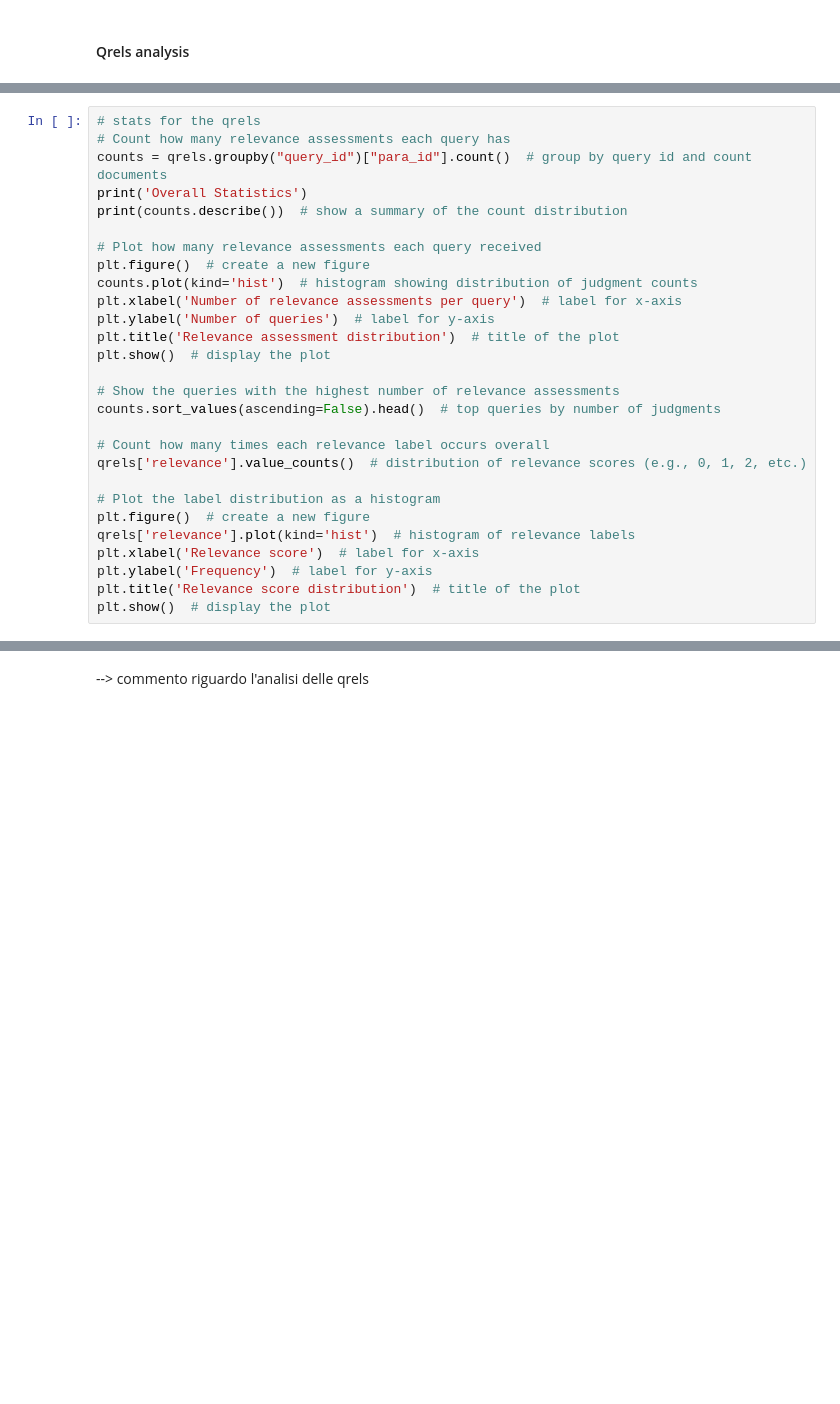
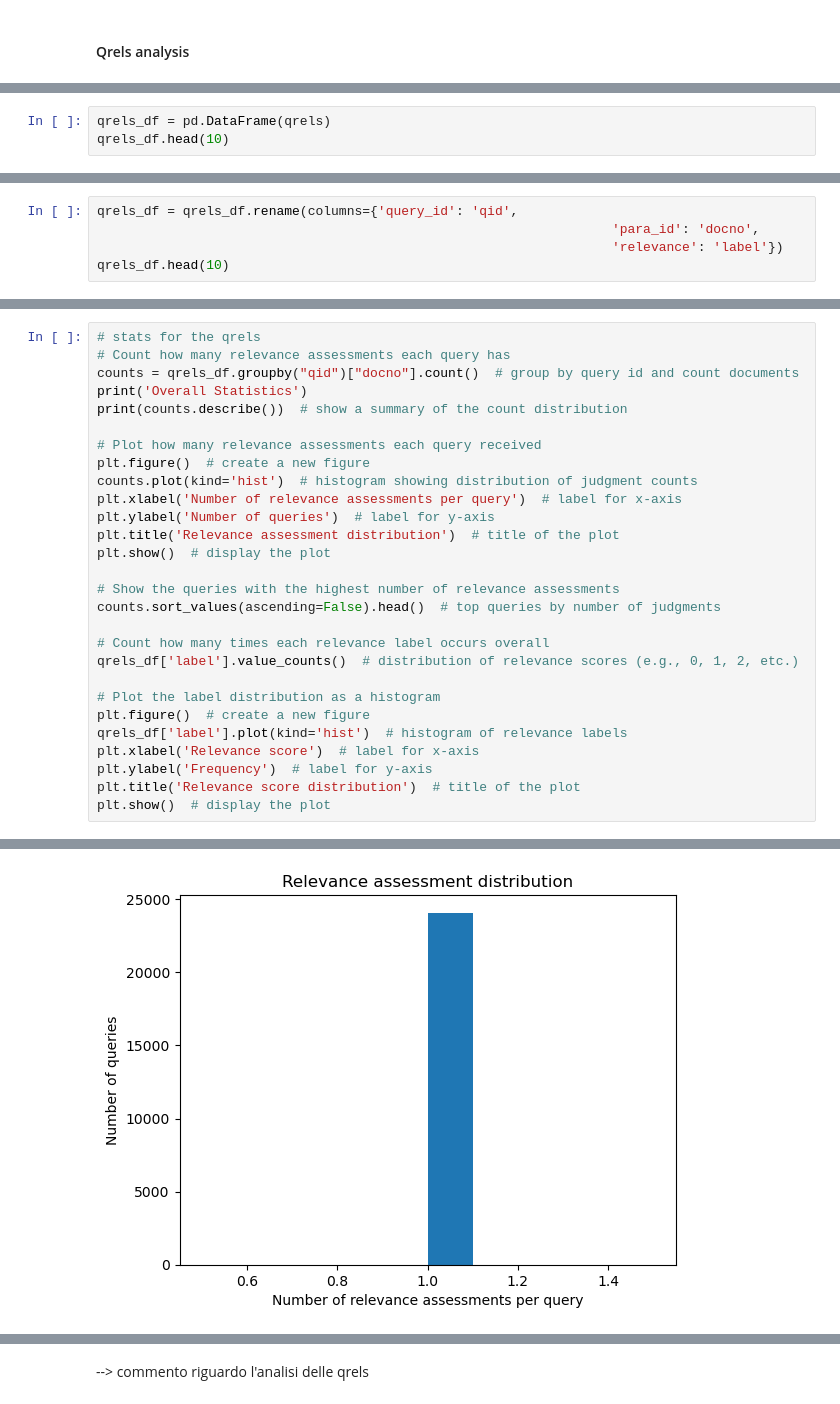
Before and after one commit to gpinelli/HistoricalNews_InformationRetrievalProject, a Jupyter notebook: Historical_News_Question_Answering2.ipynb, the cells around one changed output, grey strips where cells are left out. Drawn from its saved outputs; the diff is of its cells as text; blank space fills up the shorter version.

Commit message:
Update Phase I and create qrels, queries for train and val

```diff
--- a/Historical_News_Question_Answering2.ipynb
+++ b/Historical_News_Question_Answering2.ipynb
@@ -884,0 +903,3 @@ display(qrels.sample(10))
+# %%
+qrels_df = pd.DataFrame(qrels)
+qrels_df.head(10)
@@ -884,0 +918,5 @@ display(qrels.sample(10))
+# %%
+qrels_df = qrels_df.rename(columns={'query_id': 'qid',
+                                                                  'para_id': 'docno',
+                                                                  'relevance': 'label'})
+qrels_df.head(10)
@@ -885,7 +925,7 @@ display(qrels.sample(10))
 # %%
 # stats for the qrels
 # Count how many relevance assessments each query has
-counts = qrels.groupby("query_id")["para_id"].count()  # group by query id and count documents
+counts = qrels_df.groupby("qid")["docno"].count()  # group by query id and count documents
 print('Overall Statistics')
 print(counts.describe())  # show a summary of the count distribution
 
@@ -901,12 +941,13 @@ plt.show()  # display the plot
 counts.sort_values(ascending=False).head()  # top queries by number of judgments
 
 # Count how many times each relevance label occurs overall
-qrels['relevance'].value_counts()  # distribution of relevance scores (e.g., 0, 1, 2, etc.)
+qrels_df['label'].value_counts()  # distribution of relevance scores (e.g., 0, 1, 2, etc.)
 
 # Plot the label distribution as a histogram
 plt.figure()  # create a new figure
-qrels['relevance'].plot(kind='hist')  # histogram of relevance labels
+qrels_df['label'].plot(kind='hist')  # histogram of relevance labels
 plt.xlabel('Relevance score')  # label for x-axis
 plt.ylabel('Frequency')  # label for y-axis
 plt.title('Relevance score distribution')  # title of the plot
 plt.show()  # display the plot
+# %% [output]
@@ -912,0 +964 @@ plt.show()  # display the plot
+[figure, added]
```
Also changed, not shown: parts of 17 cells of this notebook.
